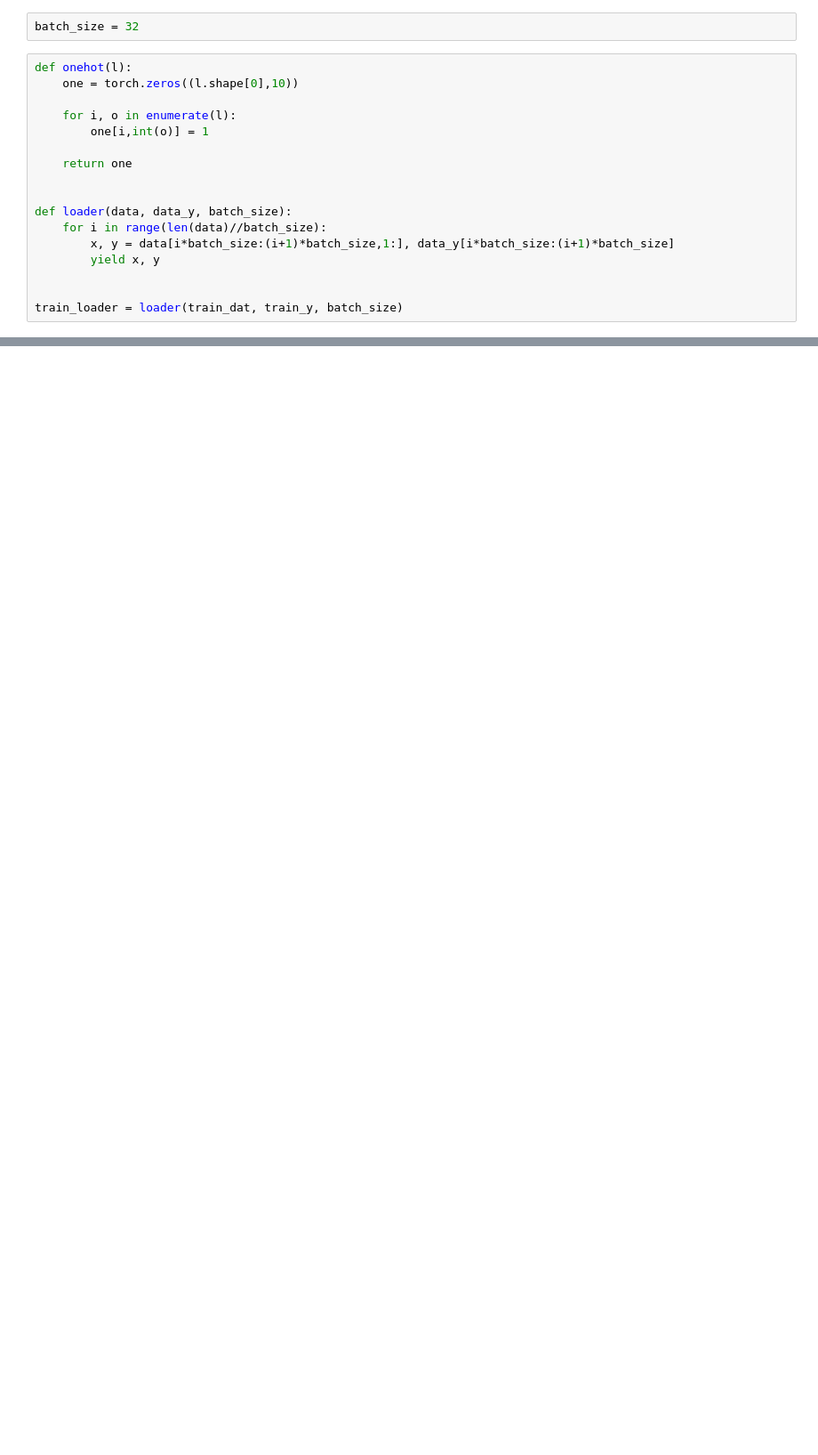
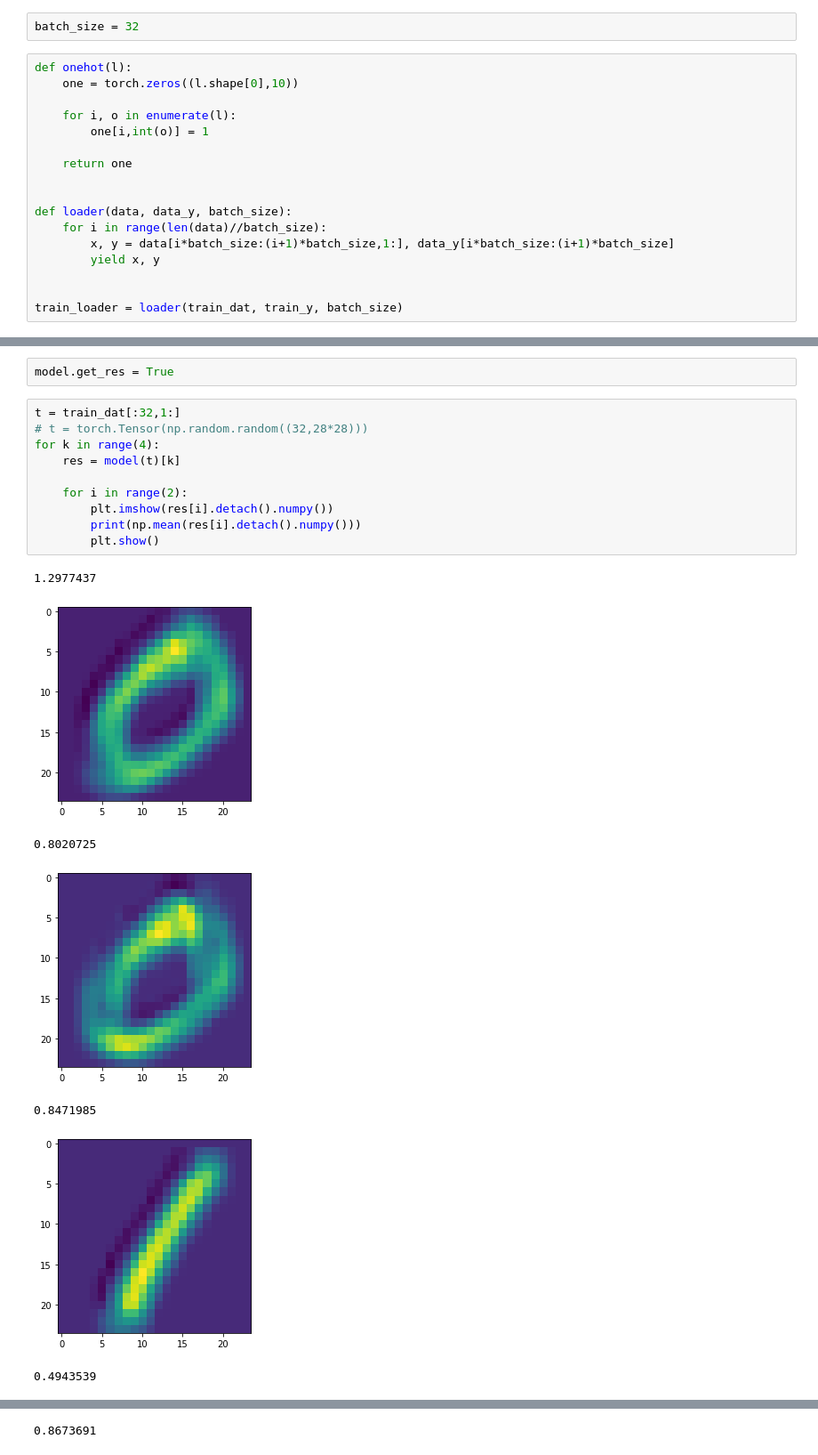
Before and after one commit to JakobSchauser/MLandData, a Jupyter notebook: ADL/Assignment 4/explainability_assignment.ipynb, the cells around one changed output, grey strips where cells are left out. Shown at 89% size. Cells and saved outputs as stored; diff of their text form; blank space fills up the shorter version.

```diff
--- a/ADL/Assignment 4/explainability_assignment.ipynb
+++ b/ADL/Assignment 4/explainability_assignment.ipynb
@@ -180,0 +214,20 @@ shap.image_plot(shap_numpy, -test_numpy)
+# %%
+model.get_res = True
+# %%
+t = train_dat[:32,1:]
+# t = torch.Tensor(np.random.random((32,28*28)))
+for k in range(4):
+    res = model(t)[k]
+
+    for i in range(2):
+        plt.imshow(res[i].detach().numpy())
+        print(np.mean(res[i].detach().numpy()))
+        plt.show()
+# %% [output]
+1.2977437
+[figure, added]
+0.8020725
+[figure, added]
+0.8471985
+[figure, added]
+0.4943539
@@ -180,0 +235 @@ shap.image_plot(shap_numpy, -test_numpy)
+0.8673691
```
Also changed, not shown: parts of 14 cells of this notebook.
